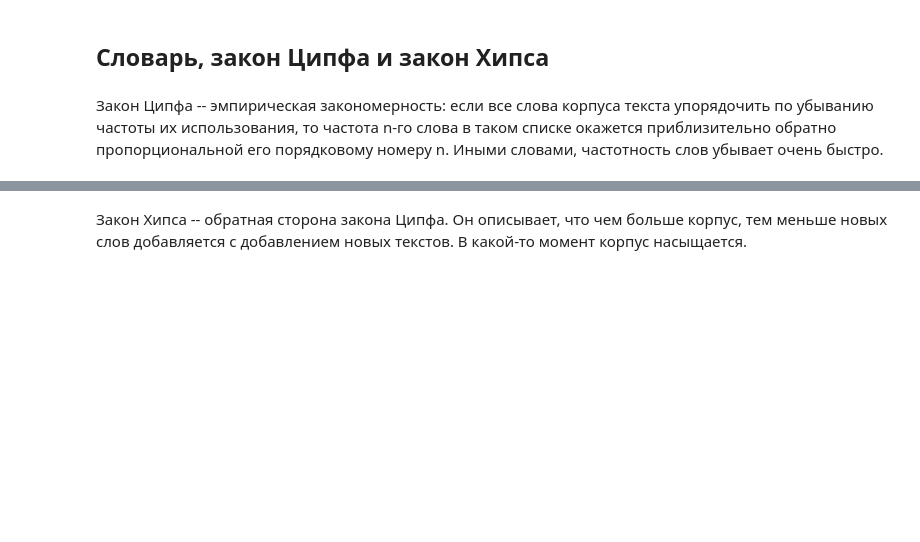
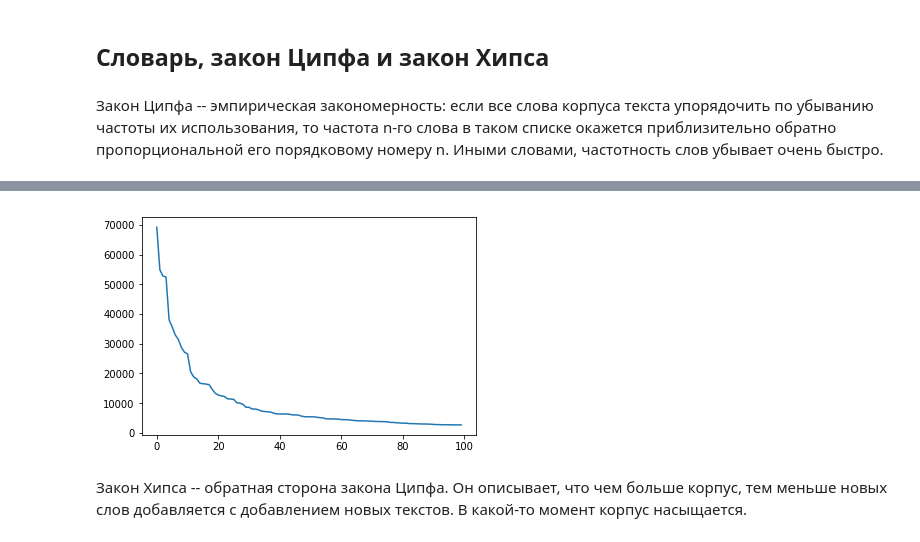
Before and after one commit to MelLain/hse-nlp, a Jupyter notebook: sem1_preprocessing.ipynb, the cells around one changed output, grey strips where cells are left out. Drawn from its saved outputs; the diff is of its cells as text; code cells hidden in the pictures; blank space fills up the shorter version.

Commit message:
+ graph for zipfs low

```diff
--- a/sem1_preprocessing.ipynb
+++ b/sem1_preprocessing.ipynb
@@ -380,0 +383,4 @@ print(mystem_analyzer.analyze(homonym2)[0])
+# %%
+corpus = [token for tweet in df.text for token in word_tokenize(tweet) if token not in punctuation]
+print(len(corpus))
+corpus[:10]
@@ -380,0 +390,4 @@ print(mystem_analyzer.analyze(homonym2)[0])
+# %%
+freq_dict = Counter(corpus)
+freq_dict_sorted= sorted(freq_dict.items(), key=lambda x: -x[1])
+list(freq_dict_sorted)[:10]
@@ -381,3 +405,11 @@ print(mystem_analyzer.analyze(homonym2)[0])
+# %%
+import matplotlib.pyplot as plt
+%matplotlib inline
+first_100_freqs = [freq for word, freq in freq_dict_sorted[:100]]
+plt.plot(first_100_freqs)
+plt.show()
+# %% [output]
+[figure, added]
 # %% [markdown]
 Закон Хипса -- обратная сторона закона Ципфа. Он описывает, что чем больше корпус, тем меньше новых слов добавляется с добавлением новых текстов. В какой-то момент корпус насыщается.
 # %% [markdown]
```
Also changed, not shown: parts of 4 cells of this notebook.
